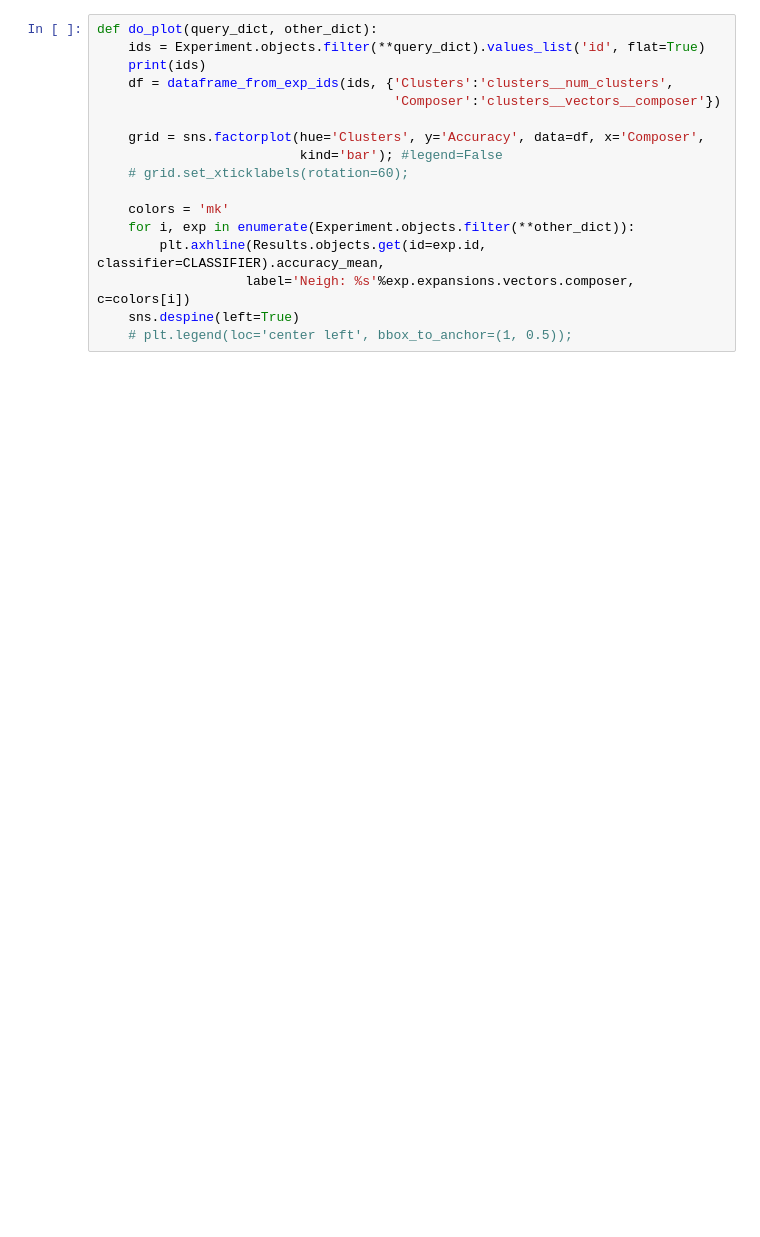
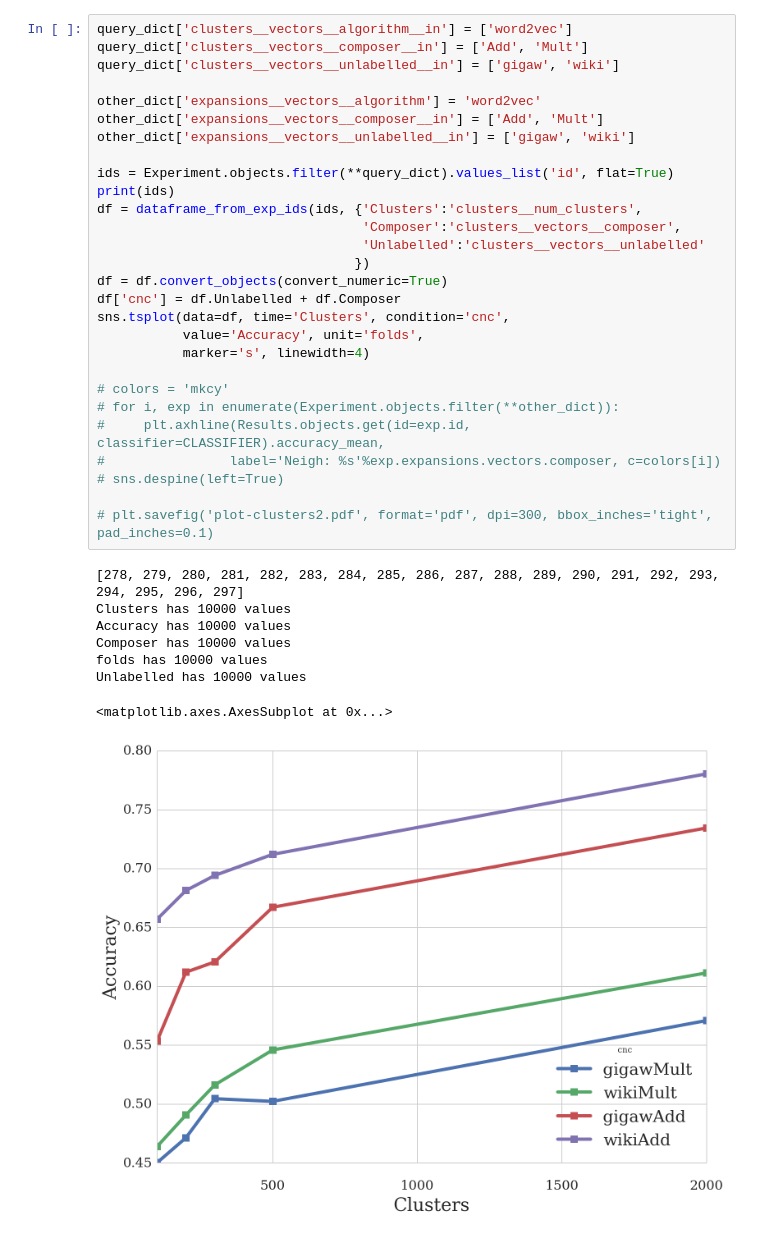
Before and after one commit to mbatchkarov/ExpLosion, a Jupyter notebook: notebooks/clustered_vectors_results.ipynb, the cells around one changed output. Saved outputs shown, nothing was run; the diff lists cells and outputs as text; blank space fills up the shorter version.

Commit message:
plot of clustering results

```diff
--- a/notebooks/clustered_vectors_results.ipynb
+++ b/notebooks/clustered_vectors_results.ipynb
@@ -12,17 +57,37 @@ The autoreload extension is already loaded. To reload it, use:
 # %%
-def do_plot(query_dict, other_dict):
-    ids = Experiment.objects.filter(**query_dict).values_list('id', flat=True)
-    print(ids)
-    df = dataframe_from_exp_ids(ids, {'Clusters':'clusters__num_clusters',
-                                      'Composer':'clusters__vectors__composer'})
+query_dict['clusters__vectors__algorithm__in'] = ['word2vec']
+query_dict['clusters__vectors__composer__in'] = ['Add', 'Mult']
+query_dict['clusters__vectors__unlabelled__in'] = ['gigaw', 'wiki']
 
-    grid = sns.factorplot(hue='Clusters', y='Accuracy', data=df, x='Composer',
-                          kind='bar'); #legend=False
-    # grid.set_xticklabels(rotation=60);
+other_dict['expansions__vectors__algorithm'] = 'word2vec'
+other_dict['expansions__vectors__composer__in'] = ['Add', 'Mult']
+other_dict['expansions__vectors__unlabelled__in'] = ['gigaw', 'wiki']
 
-    colors = 'mk'
-    for i, exp in enumerate(Experiment.objects.filter(**other_dict)):
-        plt.axhline(Results.objects.get(id=exp.id, classifier=CLASSIFIER).accuracy_mean,
-                   label='Neigh: %s'%exp.expansions.vectors.composer, c=colors[i])
-    sns.despine(left=True)
-    # plt.legend(loc='center left', bbox_to_anchor=(1, 0.5));
+ids = Experiment.objects.filter(**query_dict).values_list('id', flat=True)
+print(ids)
+df = dataframe_from_exp_ids(ids, {'Clusters':'clusters__num_clusters',
+                                  'Composer':'clusters__vectors__composer',
+                                  'Unlabelled':'clusters__vectors__unlabelled'
+                                 })
+df = df.convert_objects(convert_numeric=True)
+df['cnc'] = df.Unlabelled + df.Composer
+sns.tsplot(data=df, time='Clusters', condition='cnc',
+           value='Accuracy', unit='folds',
+           marker='s', linewidth=4)
+
+# colors = 'mkcy'
+# for i, exp in enumerate(Experiment.objects.filter(**other_dict)):
+#     plt.axhline(Results.objects.get(id=exp.id, classifier=CLASSIFIER).accuracy_mean,
+#                label='Neigh: %s'%exp.expansions.vectors.composer, c=colors[i])
+# sns.despine(left=True)
+
+# plt.savefig('plot-clusters2.pdf', format='pdf', dpi=300, bbox_inches='tight', pad_inches=0.1)
+# %% [output]
+[278, 279, 280, 281, 282, 283, 284, 285, 286, 287, 288, 289, 290, 291, 292, 293, 294, 295, 296, 297]
+Clusters has 10000 values
+Accuracy has 10000 values
+Composer has 10000 values
+folds has 10000 values
+Unlabelled has 10000 values
+<matplotlib.axes.AxesSubplot at 0x...>
+[figure, added]
```
Also changed, not shown: parts of 4 cells of this notebook.
